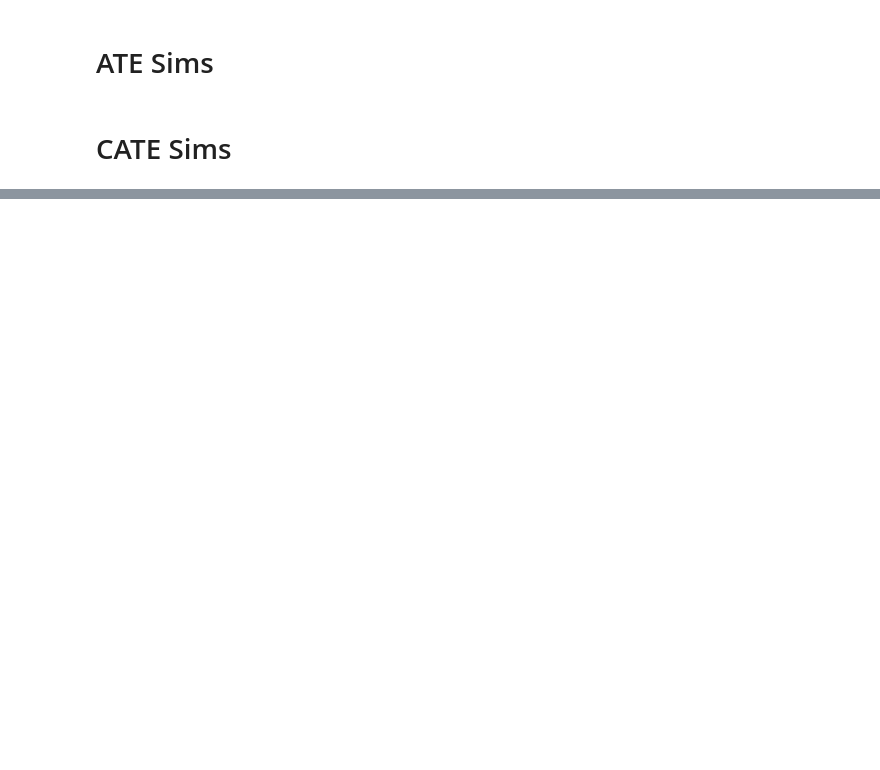
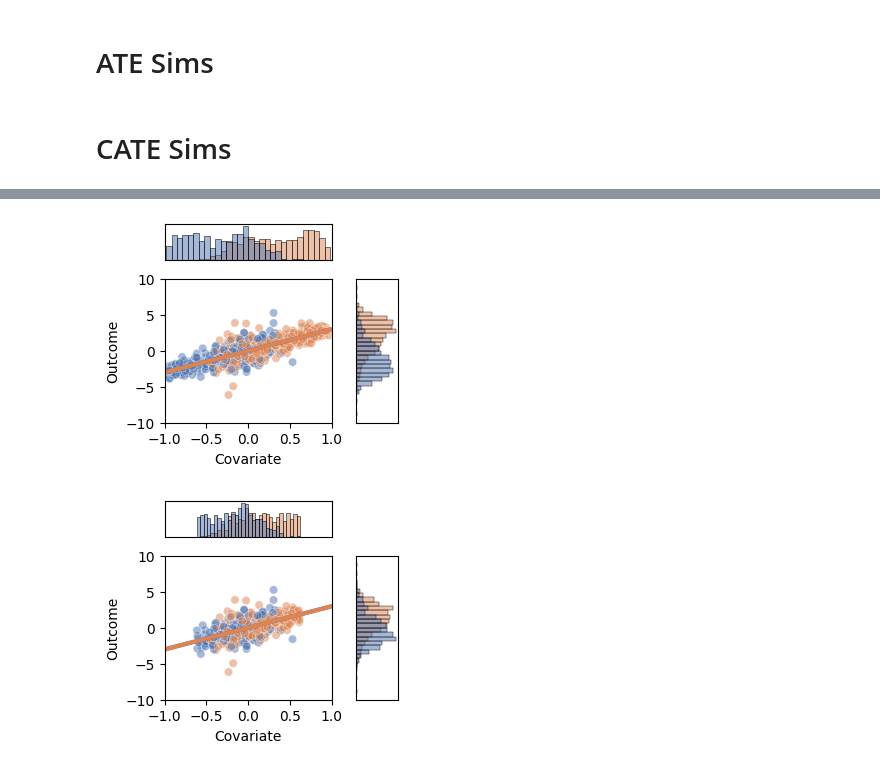
Before and after one commit to ebridge2/cdcorr, a Jupyter notebook: cdcorr/simulations/simulation_sandbox.ipynb, the cells around one changed output, grey strips where cells are left out. Saved outputs shown, nothing was run; the diff lists cells and outputs as text; code cells hidden in the pictures; blank space fills up the shorter version.

```diff
--- a/cdcorr/simulations/simulation_sandbox.ipynb
+++ b/cdcorr/simulations/simulation_sandbox.ipynb
@@ -199,0 +178,37 @@ g23 = make_subplot(data_samples[(data_samples["Simulation"] == "Rotation-K") & (
+# %%
+def make_subplot(df_dat, df_true, samples=None, title="", rsamp=None, ylim=(-5, 5)):
+    if samples is None:
+        samples = range(0, df_dat.shape[0])
+
+    fig = plt.figure(constrained_layout=True, figsize=(3, 2.5));
+    widths = [2, .5]
+    heights = [.5, 2]
+    spec = fig.add_gridspec(ncols=2, nrows=2, width_ratios=widths, height_ratios=heights);
+
+    ax = fig.add_subplot(spec[0, 0]);
+    palette=sns.color_palette("deep", 3)
+    g = sns.histplot(data=df_dat, x="Covariate", ax=ax, hue="Group", stat="density", common_norm=False, palette=palette, legend=False, bins=30)
+    g.set(xlabel=None, xticks=[], yticks=[], ylabel=None, xlim=(-1, 1))
+    ax = fig.add_subplot(spec[1, 0]);
+    g = sns.scatterplot(data=df_dat[np.in1d(df_dat["ID"], samples)], x="Covariate", y="Outcome", hue="Group", ax=ax, alpha=0.5, legend=False, palette=palette)
+    ax.set_xlim(-1, 1)
+    ax.set(ylim=ylim)
+
+    ylim = (np.min((np.min(df_true["Outcome"]), np.min(df_dat["Outcome"]))), np.max((np.max(df_true["Outcome"]), np.max(df_dat["Outcome"]))))
+    sns.lineplot(data=df_true, x="Covariate", y="Outcome", hue="Group", ax=ax, linewidth=3, palette=palette, legend=False)
+    ax = fig.add_subplot(spec[1, 1]);
+    g = sns.histplot(data=df_dat, y="Outcome", ax=ax, hue="Group", stat="density", common_norm=False, palette=palette, legend=False, bins=30, orientation="horizontal")
+    g.set(xlabel=None, xticks=[], yticks=[], ylabel=None)
+
+    return fig
+# %%
+samples = np.random.choice(n, 500, replace=False)
+g11 = make_subplot(data_samples[(data_samples["Simulation"] == "Heteroskedastic") & (data_samples["Balance"] == "Unmatched")],
+                   data_true[data_true["Simulation"] == "Heteroskedastic"], samples=samples, ylim=(-10, 10))
+g11.savefig("Figures/Temporary/Heteroum.pdf")
+g21 = make_subplot(data_samples[(data_samples["Simulation"] == "Heteroskedastic") & (data_samples["Balance"] == "Matched")],
+                   data_true[data_true["Simulation"] == "Heteroskedastic"], samples=samples, ylim=(-10, 10))
+g21.savefig("Figures/Temporary/Heteron.pdf")
+# %% [output]
+[figure, added]
+[figure, added]
```
Also changed, not shown: parts of 12 cells of this notebook, 2 other files.
